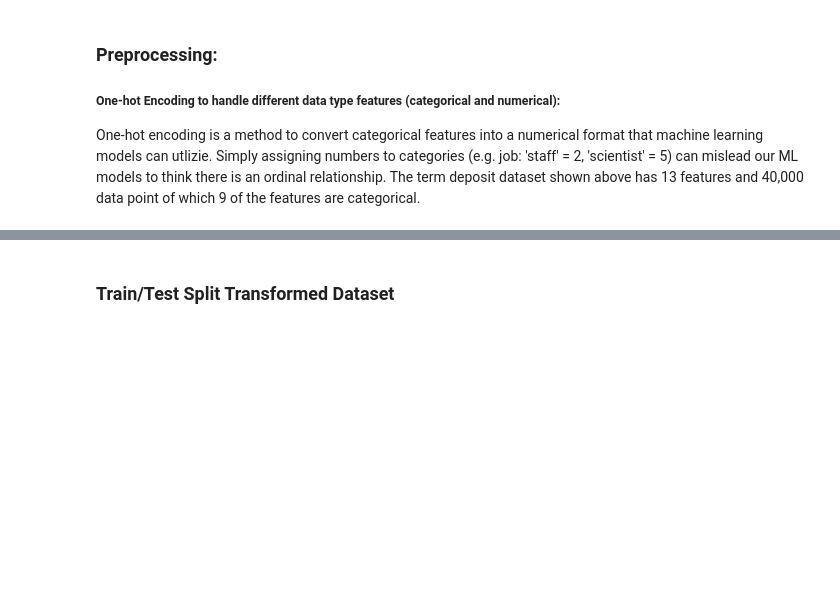
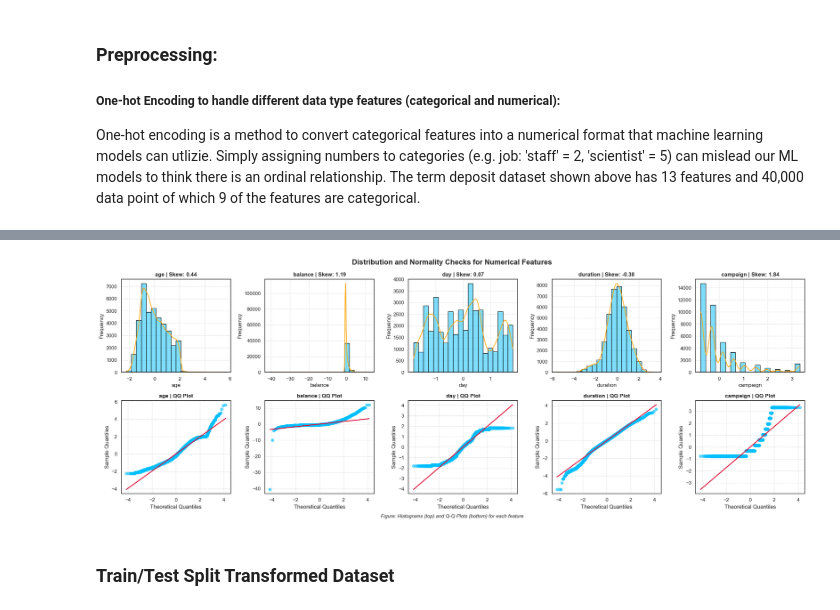
Before and after one commit to Sooihk/Apziva-Project-Term-Deposit-Marketing, a Jupyter notebook: notebooks/term_deposit_marketing.ipynb, the cells around one changed output, grey strips where cells are left out. Saved outputs shown, nothing was run; the diff lists cells and outputs as text; code cells hidden in the pictures; blank space fills up the shorter version.

```diff
--- a/notebooks/term_deposit_marketing.ipynb
+++ b/notebooks/term_deposit_marketing.ipynb
@@ -489,3 +528,7 @@ X, y = preprocess_term_deposit(term_deposit, numerical_cols, categorical_cols)
+# %%
+check_skewness_and_qqplots(X, numerical_cols)
+# %% [output]
+[figure, added]
 # %% [markdown]
 ### Train/Test Split Transformed Dataset
 # %%
```
Also changed, not shown: parts of 11 cells of this notebook.
